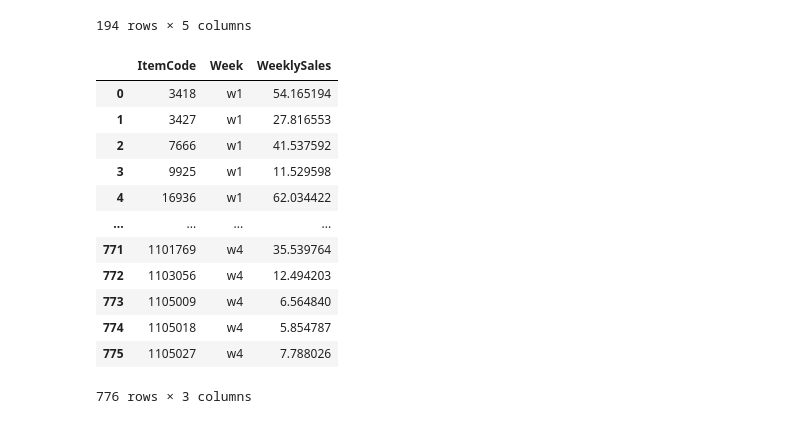
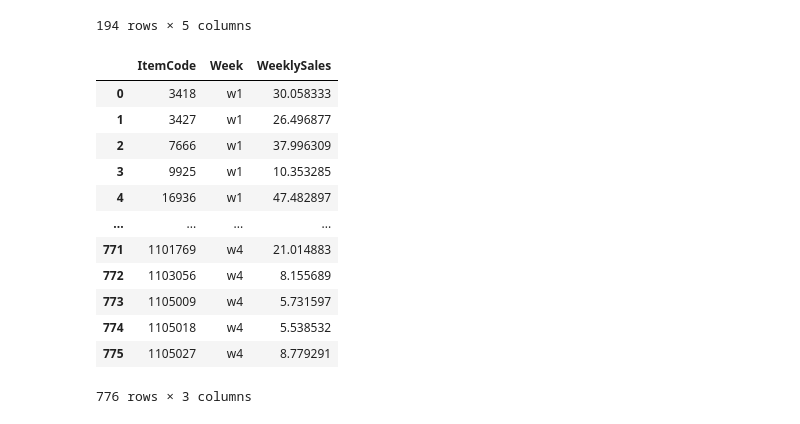
Before and after one commit to BoTZ-TND/DataStorm-2022, a Jupyter notebook: scr/models/arima_week.ipynb, the cells around one changed output. Drawn from its saved outputs; the diff is of its cells as text; code cells hidden in the pictures.

```diff
--- a/scr/models/arima_week.ipynb
+++ b/scr/models/arima_week.ipynb
@@ -24,8 +25,11 @@ sales_points
 | 193 | 193 | 1105027 | 17 | test | [3, 11, 10, 7, 16, 13, 10, 12, 7,... |
 194 rows × 5 columns
 # %%
-def build_arima_model(lis_data,result,order=(5,1,0),show_fig=False,show_summary=False):
-    model = ARIMA(lis_data, order=order)
+from statsmodels.tsa.statespace.sarimax import SARIMAX
+
+
+def build_arima_model(lis_data,result,order=(5,0,0),show_fig=False,show_summary=False):
+    model = SARIMAX(lis_data, order=order)
     model_fit = model.fit()
     if show_summary:
         # summary of fit model
@@ -83,19 +87,3 @@ def day_series_filter_out(model_data):
     output_df = pd.melt(output_df,id_vars=["ItemCode"],value_vars=["w1","w2","w3","w4"])
     output_df.columns = ["ItemCode","Week","WeeklySales"]
     return output_df
-# %%
-day_series_filter_out(models_list)
-# %% [output]
-|  | ItemCode | Week | WeeklySales |
-| 0 | 3418 | w1 | 54.165194 |
-| 1 | 3427 | w1 | 27.816553 |
-| 2 | 7666 | w1 | 41.537592 |
-| 3 | 9925 | w1 | 11.529598 |
-| 4 | 16936 | w1 | 62.034422 |
-| ... | ... | ... | ... |
-| 771 | 1101769 | w4 | 35.539764 |
-| 772 | 1103056 | w4 | 12.494203 |
-| 773 | 1105009 | w4 | 6.564840 |
-| 774 | 1105018 | w4 | 5.854787 |
-| 775 | 1105027 | w4 | 7.788026 |
-776 rows × 3 columns
@@ -101,0 +92,16 @@ day_series_filter_out(models_list)
+# %%
+out_df
+# %% [output]
+|  | ItemCode | Week | WeeklySales |
+| 0 | 3418 | w1 | 30.058333 |
+| 1 | 3427 | w1 | 26.496877 |
+| 2 | 7666 | w1 | 37.996309 |
+| 3 | 9925 | w1 | 10.353285 |
+| 4 | 16936 | w1 | 47.482897 |
+| ... | ... | ... | ... |
+| 771 | 1101769 | w4 | 21.014883 |
+| 772 | 1103056 | w4 | 8.155689 |
+| 773 | 1105009 | w4 | 5.731597 |
+| 774 | 1105018 | w4 | 5.538532 |
+| 775 | 1105027 | w4 | 8.779291 |
+776 rows × 3 columns
```
Also changed, not shown: parts of 12 cells of this notebook, 3 other files.
